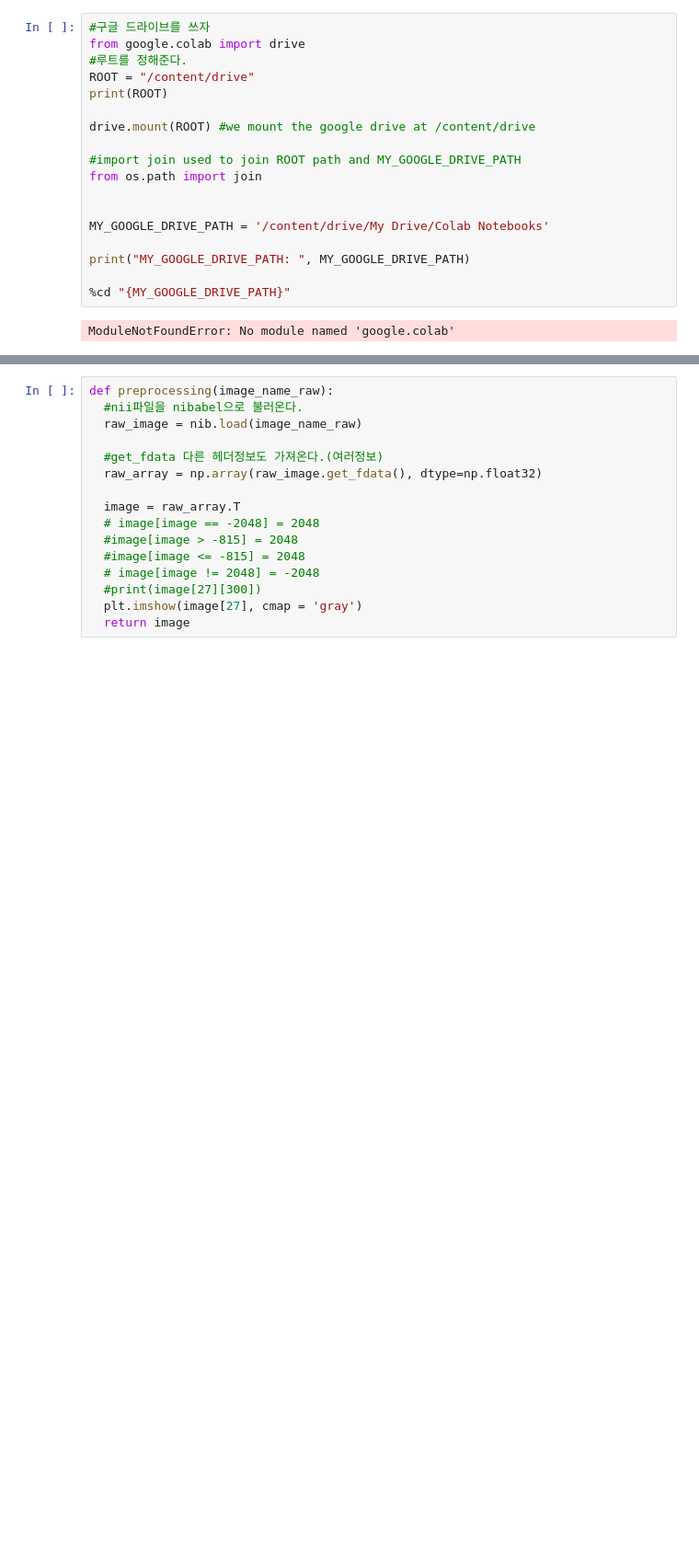
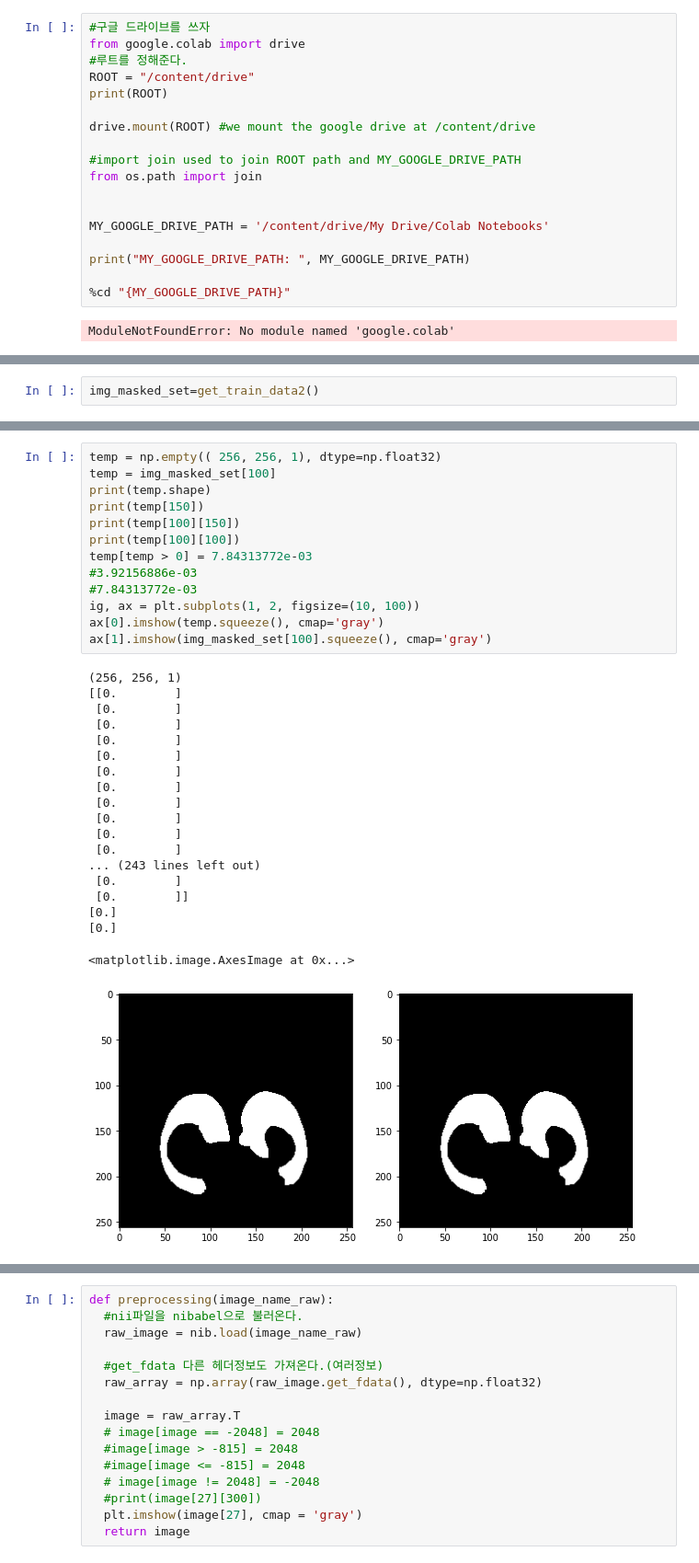
Before and after one commit to ByeonChanHO/COVID-19_Automatic_Diagnosis_System_by_CT, a Jupyter notebook: proprecessing.ipynb, the cells around one changed output, grey strips where cells are left out. Shown at 92% size. Cells and saved outputs as stored; diff of their text form; blank space fills up the shorter version.

```diff
--- a/proprecessing.ipynb
+++ b/proprecessing.ipynb
@@ -117,0 +177,2 @@ def get_train_data():
+# %%
+img_masked_set=get_train_data2()
@@ -118,3 +200,36 @@ def get_train_data():
+# %%
+temp = np.empty(( 256, 256, 1), dtype=np.float32)
+temp = img_masked_set[100]
+print(temp.shape)
+print(temp[150])
+print(temp[100][150])
+print(temp[100][100])
+temp[temp > 0] = 7.84313772e-03
+#3.92156886e-03
+#7.84313772e-03
+ig, ax = plt.subplots(1, 2, figsize=(10, 100))
+ax[0].imshow(temp.squeeze(), cmap='gray')
+ax[1].imshow(img_masked_set[100].squeeze(), cmap='gray')
+# %% [output]
+(256, 256, 1)
+[[0.        ]
+ [0.        ]
+ [0.        ]
+ [0.        ]
+ [0.        ]
+ [0.        ]
+ [0.        ]
+ [0.        ]
+ [0.        ]
+ [0.        ]
+ [0.        ]
+... (243 lines left out)
+ [0.        ]
+ [0.        ]]
+[0.]
+[0.]
+<matplotlib.image.AxesImage at 0x...>
+[figure, added]
 # %%
 def mask_model(x_train, x_val, y_train, y_val) :
 
```
Also changed, not shown: parts of 12 cells of this notebook.
